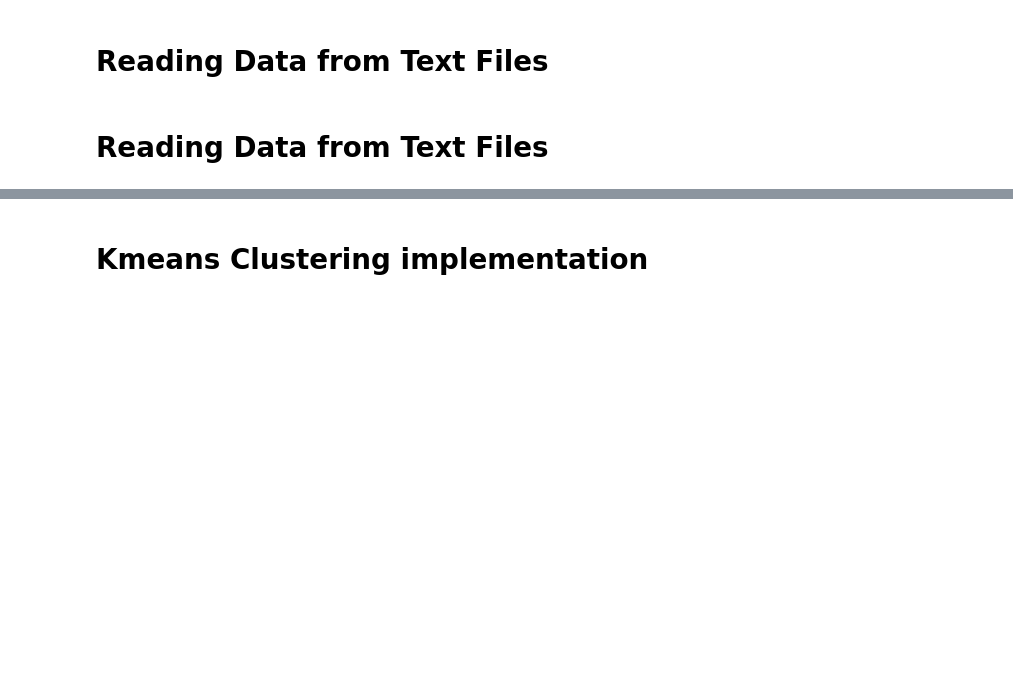
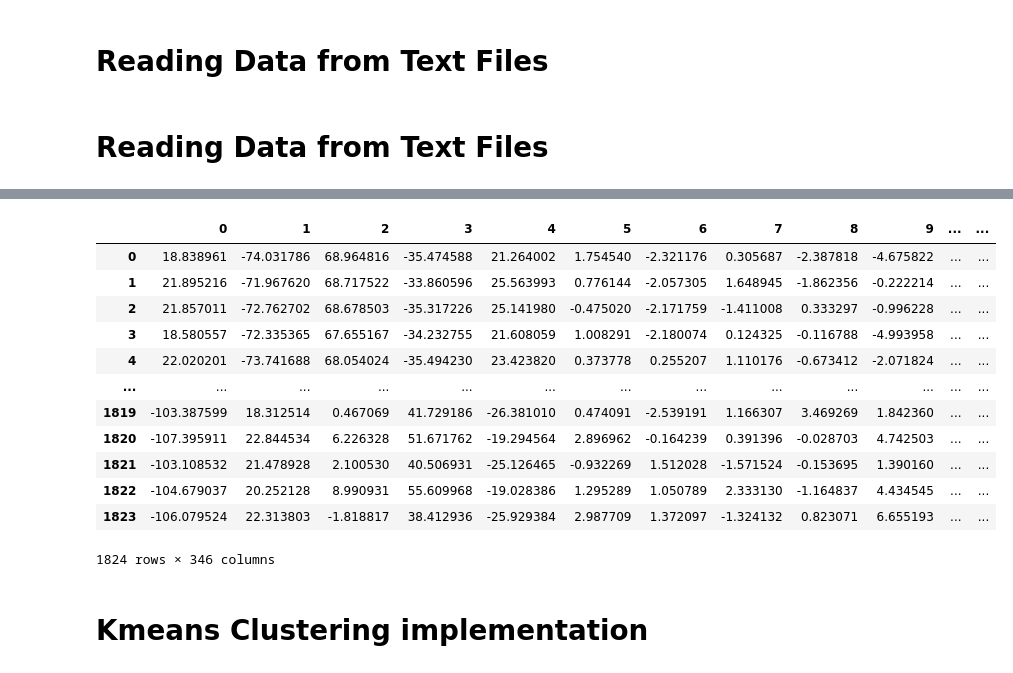
Before and after one commit to husseinkhaled733/Activity-Detection, a Jupyter notebook: Kmeans.ipynb, the cells around one changed output, grey strips where cells are left out. Drawn from its saved outputs; the diff is of its cells as text; code cells hidden in the pictures; blank space fills up the shorter version.

```diff
--- a/Kmeans.ipynb
+++ b/Kmeans.ipynb
@@ -86,3 +191,19 @@ print("Shape of PCA evaluation data:", PCA_evaluation_data.shape)
+# %%
+pd.DataFrame(PCA_evaluation_data)
+# %% [output]
+|  | 0 | 1 | 2 | 3 | 4 | 5 | 6 | 7 | 8 | 9 | ... | ... |
+| 0 | 18.838961 | -74.031786 | 68.964816 | -35.474588 | 21.264002 | 1.754540 | -2.321176 | 0.305687 | -2.387818 | -4.675822 | ... | ... |
+| 1 | 21.895216 | -71.967620 | 68.717522 | -33.860596 | 25.563993 | 0.776144 | -2.057305 | 1.648945 | -1.862356 | -0.222214 | ... | ... |
+| 2 | 21.857011 | -72.762702 | 68.678503 | -35.317226 | 25.141980 | -0.475020 | -2.171759 | -1.411008 | 0.333297 | -0.996228 | ... | ... |
+| 3 | 18.580557 | -72.335365 | 67.655167 | -34.232755 | 21.608059 | 1.008291 | -2.180074 | 0.124325 | -0.116788 | -4.993958 | ... | ... |
+| 4 | 22.020201 | -73.741688 | 68.054024 | -35.494230 | 23.423820 | 0.373778 | 0.255207 | 1.110176 | -0.673412 | -2.071824 | ... | ... |
+| ... | ... | ... | ... | ... | ... | ... | ... | ... | ... | ... | ... | ... |
+| 1819 | -103.387599 | 18.312514 | 0.467069 | 41.729186 | -26.381010 | 0.474091 | -2.539191 | 1.166307 | 3.469269 | 1.842360 | ... | ... |
+| 1820 | -107.395911 | 22.844534 | 6.226328 | 51.671762 | -19.294564 | 2.896962 | -0.164239 | 0.391396 | -0.028703 | 4.742503 | ... | ... |
+| 1821 | -103.108532 | 21.478928 | 2.100530 | 40.506931 | -25.126465 | -0.932269 | 1.512028 | -1.571524 | -0.153695 | 1.390160 | ... | ... |
+| 1822 | -104.679037 | 20.252128 | 8.990931 | 55.609968 | -19.028386 | 1.295289 | 1.050789 | 2.333130 | -1.164837 | 4.434545 | ... | ... |
+| 1823 | -106.079524 | 22.313803 | -1.818817 | 38.412936 | -25.929384 | 2.987709 | 1.372097 | -1.324132 | 0.823071 | 6.655193 | ... | ... |
+1824 rows × 346 columns
 # %% [markdown]
 # Kmeans Clustering implementation
 # %%
```
Also changed, not shown: parts of 16 cells of this notebook, 1 other file.
